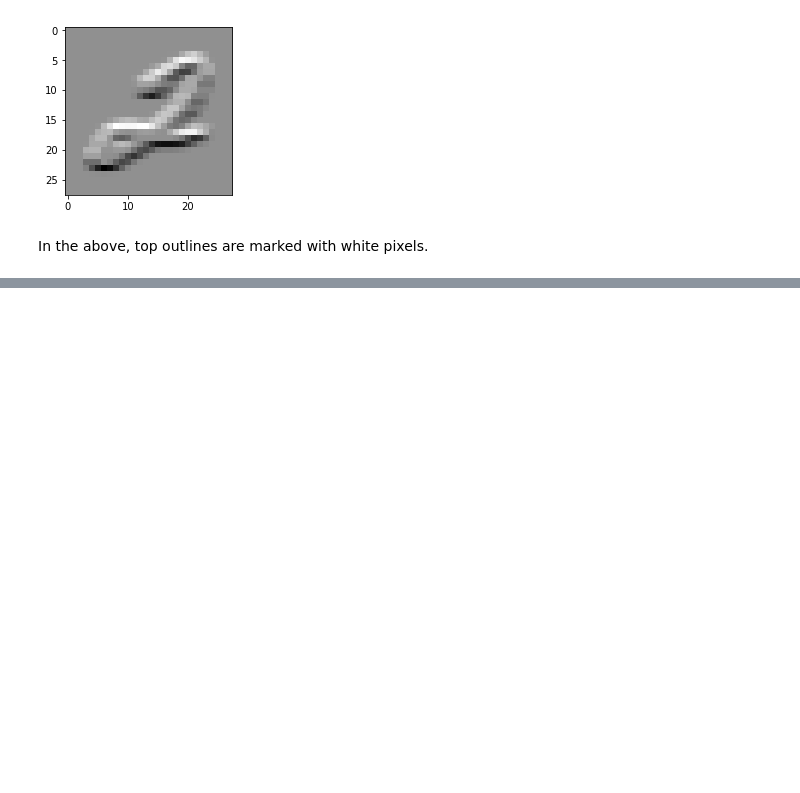
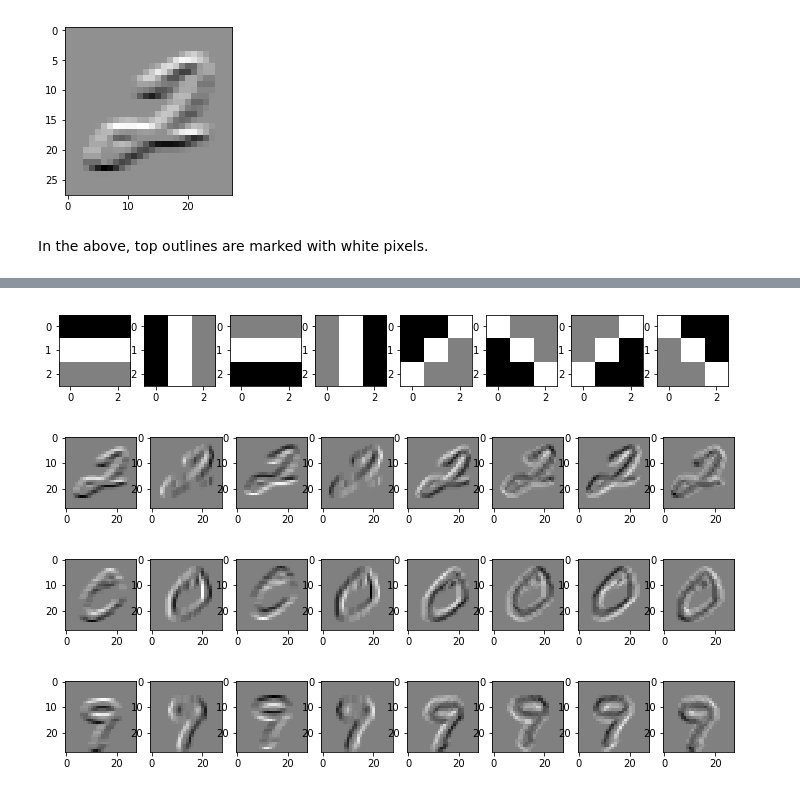
Before and after one commit to arunoda/fastai-courses, a Jupyter notebook: algebra/lesson1-intro.ipynb, the cells around one changed output, grey strips where cells are left out. Cells and saved outputs as stored; diff of their text form; code cells hidden in the pictures; blank space fills up the shorter version.

```diff
--- a/algebra/lesson1-intro.ipynb
+++ b/algebra/lesson1-intro.ipynb
@@ -198,0 +231,12 @@ In the above, top outlines are marked with white pixels.
+# %%
+# Let's correlate all
+all_cs = c_four_corners + c_four_diags
+plots(all_cs)
+plots([correlate(images[16000], cr) for cr in all_cs])
+plots([correlate(images[0], cr) for cr in all_cs])
+plots([correlate(images[56000], cr) for cr in all_cs])
+# %% [output]
+[figure, added]
+[figure, added]
+[figure, added]
+[figure, added]
```
Also changed, not shown: parts of 10 cells of this notebook.
